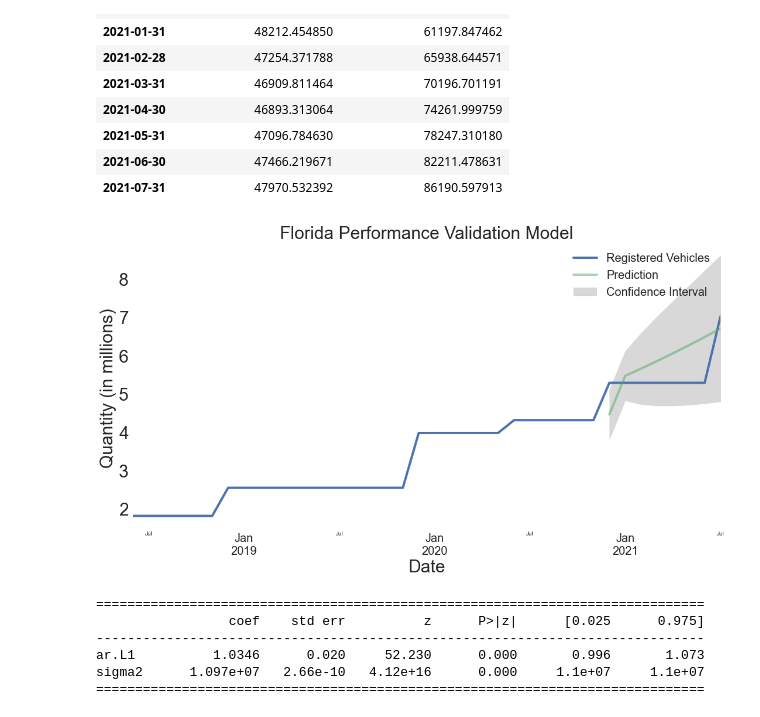
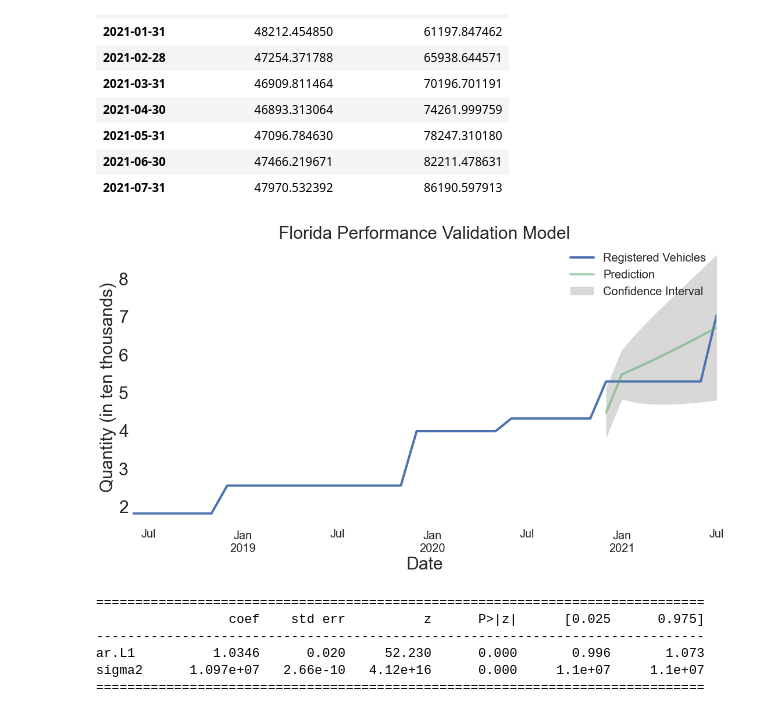
Before and after one commit to Dmoreir1/Capstone-Project--DS-Flatiron, a Jupyter notebook: state notebooks/FL.ipynb, the cells around one changed output. Drawn from its saved outputs; the diff is of its cells as text; code cells hidden in the pictures.

```diff
--- a/state notebooks/Draft FL.ipynb
+++ b/state notebooks/FL.ipynb
@@ -25,7 +25,7 @@ sns.set_style("white")
 plt.style.use('seaborn')
 # sns.set_palette("white")
 # %%
-df_raw = pd.read_csv('data/fl_ev_registrations_public.csv')
+df_raw = pd.read_csv('../data/fl_ev_registrations_public.csv')
 df_raw = df_raw[(df_raw.Technology == 'BEV')]
-df_raw.head()
+df_raw.info()
 # %% [output]
@@ -221,30 +227,31 @@ pred_conf
 # %%
 
 sns.set_style(style='white')
 rcParams['figure.figsize'] = 18, 9
 ax = df.plot(label='observed', linewidth = 4)
 
 pred.predicted_mean.plot(ax=ax, label='Prediction', alpha=0.5, linewidth = 4)
 
 
 ax.fill_between(pred_conf.index,
                 pred_conf.iloc[:, 0],
                 pred_conf.iloc[:, 1], color='grey', alpha=0.3,label = 'Confidence Interval')
 
 
 ax.set_xlabel('Date',fontsize=30)
 plt.xticks(fontsize=20)
-ax.set_ylabel('Quantity (in millions) ',fontsize=30)
+ax.set_ylabel('Quantity (in ten thousands) ',fontsize=30)
+ax.tick_params(axis='x', which='minor', labelsize=20)
 plt.yticks(fontsize=30)
 scale_y = 1e4
 ticks_y = ticker.FuncFormatter(lambda x, pos: '{0:g}'.format(x/scale_y))
 ax.yaxis.set_major_formatter(ticks_y)
 ax.set_title('Florida Performance Validation Model',fontsize=30)
 plt.legend(fontsize = 20)
 
 plt.show()
 # %% [output]
-[figure, old version]
+[figure, new version]
 # %%
 # Beginning our forecasting for next 3 years (36 months)
 ARIMA_MODEL = sm.tsa.statespace.sarimax.SARIMAX(combined,
```
Also changed, not shown: parts of 5 cells of this notebook, 4 other files.
